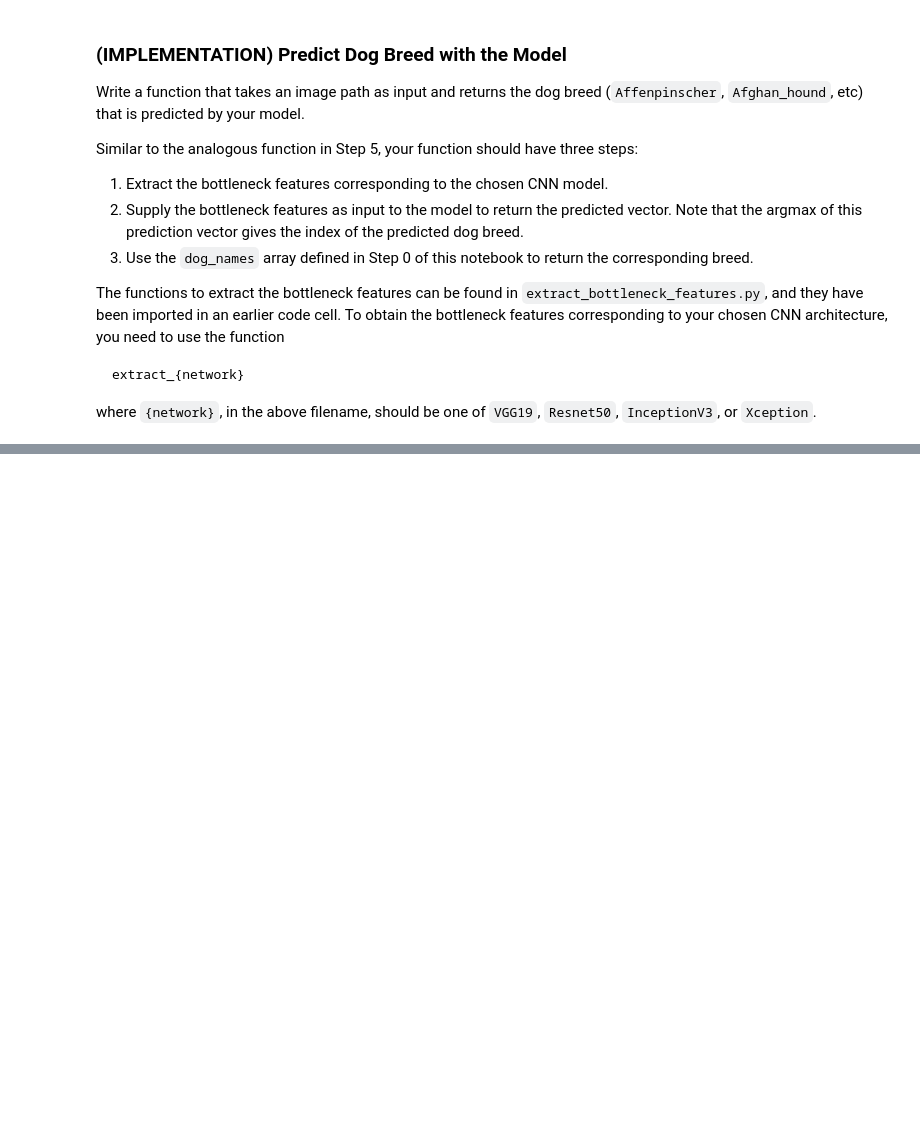
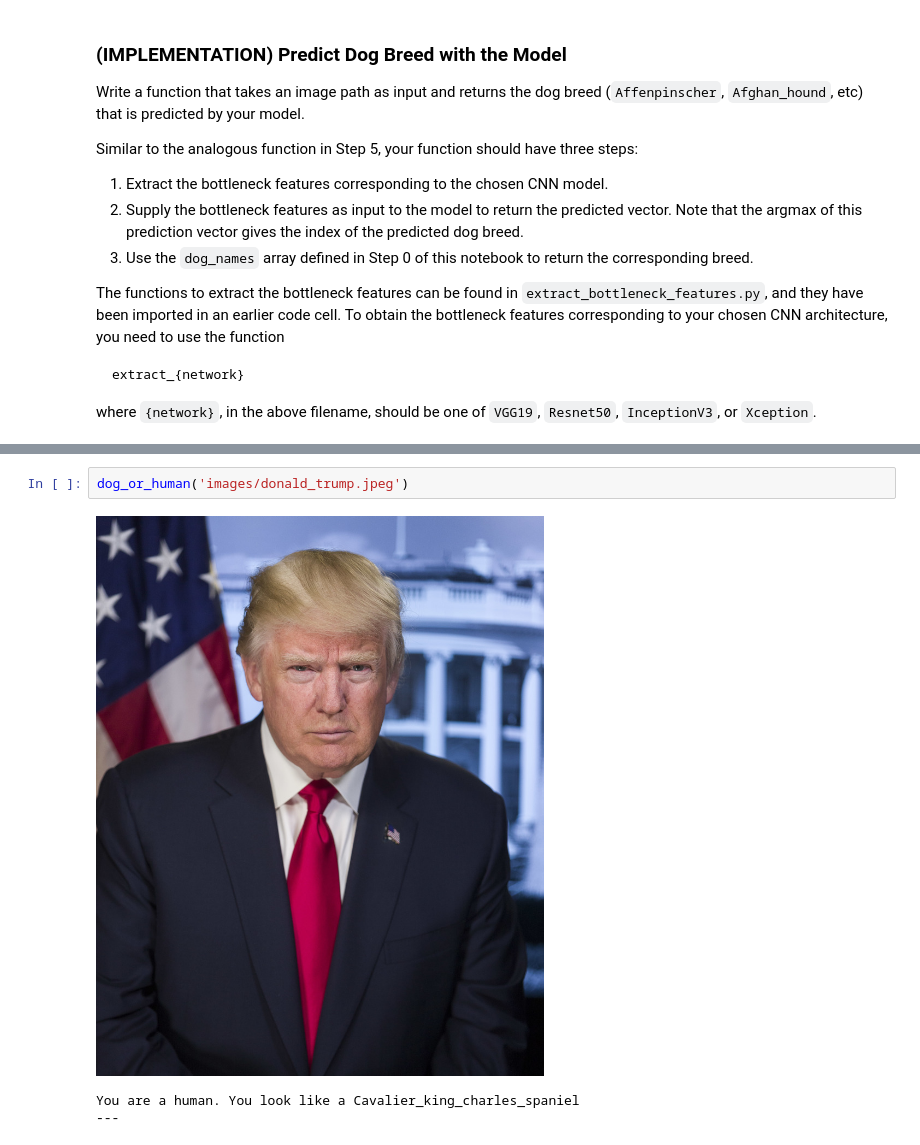
Before and after one commit to yilunzh/dog-project, a Jupyter notebook: dog_app.ipynb, the cells around one changed output, grey strips where cells are left out. Cells and saved outputs as stored; diff of their text form; blank space fills up the shorter version.

```diff
--- a/dog_app.ipynb
+++ b/dog_app.ipynb
@@ -631,0 +838,6 @@ __Answer:__
+# %%
+dog_or_human('images/donald_trump.jpeg')
+# %% [output]
+[figure, added]
+You are a human. You look like a Cavalier_king_charles_spaniel
+---
```
Also changed, not shown: parts of 36 cells of this notebook, 3 other files.
